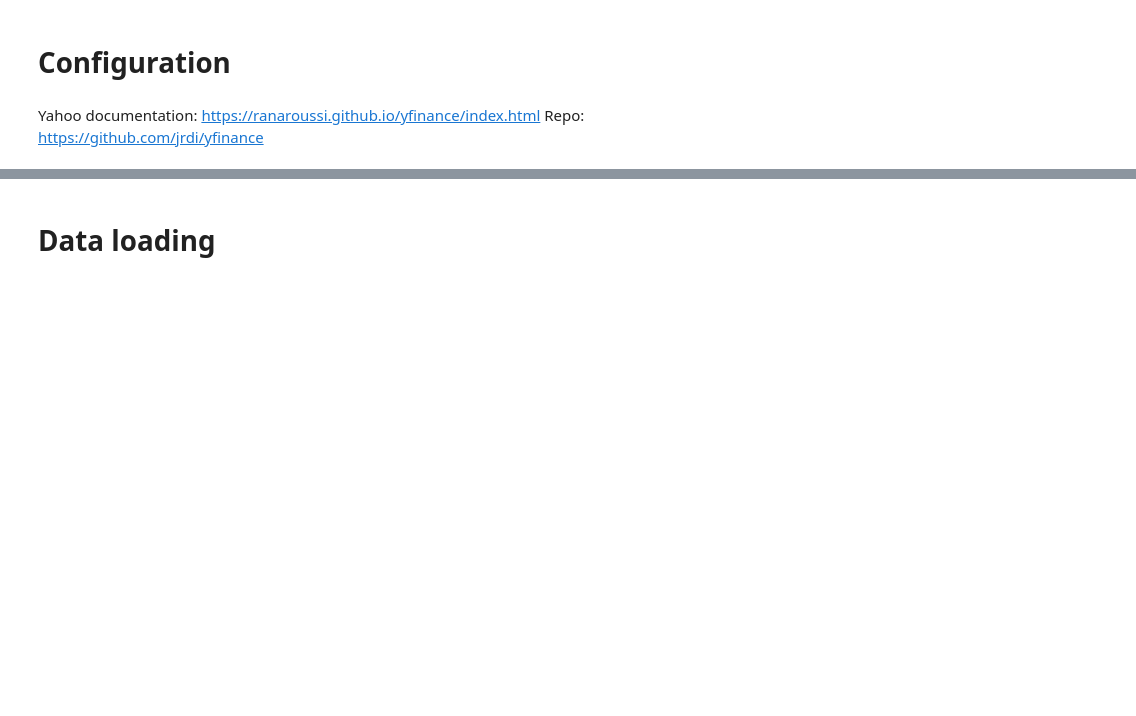
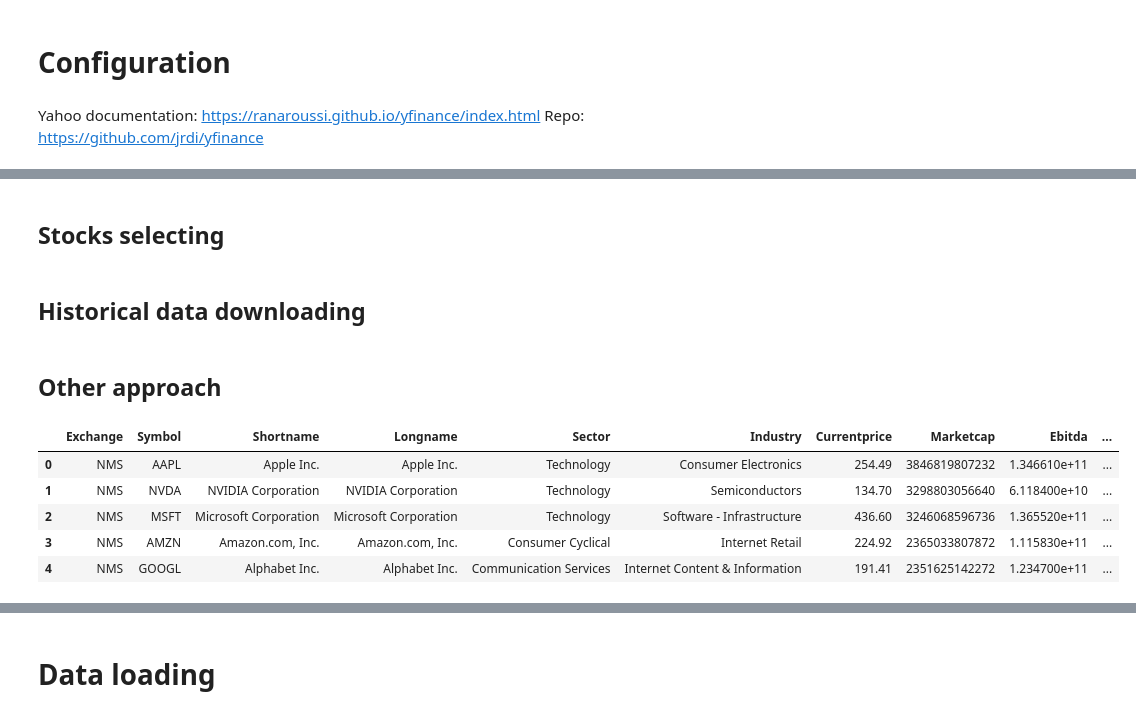
Before and after one commit to jkwiatk1/MDAI25-quantitative-trading-transformers, a Jupyter notebook: data/data_download/yahoo_finance_data-download.ipynb, the cells around one changed output, grey strips where cells are left out. Saved outputs shown, nothing was run; the diff lists cells and outputs as text; code cells hidden in the pictures; blank space fills up the shorter version.

```diff
--- a/data/finance/popular_tickers/yahoo_finance_data-download.ipynb
+++ b/data/data_download/yahoo_finance_data-download.ipynb
@@ -46,0 +116,2 @@ PERIOD = "1d"
+# %% [markdown]
+## Stocks selecting
@@ -46,0 +141,2 @@ PERIOD = "1d"
+# %% [markdown]
+## Historical data downloading
@@ -46,0 +169,12 @@ PERIOD = "1d"
+# %% [markdown]
+## Other approach
+# %%
+sp500_companies = pd.read_csv("sp500_companies/sp500_companies.csv")
+sp500_companies.head(5)
+# %% [output]
+|  | Exchange | Symbol | Shortname | Longname | Sector | Industry | Currentprice | Marketcap | Ebitda | ... |
+| 0 | NMS | AAPL | Apple Inc. | Apple Inc. | Technology | Consumer Electronics | 254.49 | 3846819807232 | 1.346610e+11 | ... |
+| 1 | NMS | NVDA | NVIDIA Corporation | NVIDIA Corporation | Technology | Semiconductors | 134.70 | 3298803056640 | 6.118400e+10 | ... |
+| 2 | NMS | MSFT | Microsoft Corporation | Microsoft Corporation | Technology | Software - Infrastructure | 436.60 | 3246068596736 | 1.365520e+11 | ... |
+| 3 | NMS | AMZN | Amazon.com, Inc. | Amazon.com, Inc. | Consumer Cyclical | Internet Retail | 224.92 | 2365033807872 | 1.115830e+11 | ... |
+| 4 | NMS | GOOGL | Alphabet Inc. | Alphabet Inc. | Communication Services | Internet Content & Information | 191.41 | 2351625142272 | 1.234700e+11 | ... |
```
Also changed, not shown: parts of 21 cells of this notebook, 2 other files.
